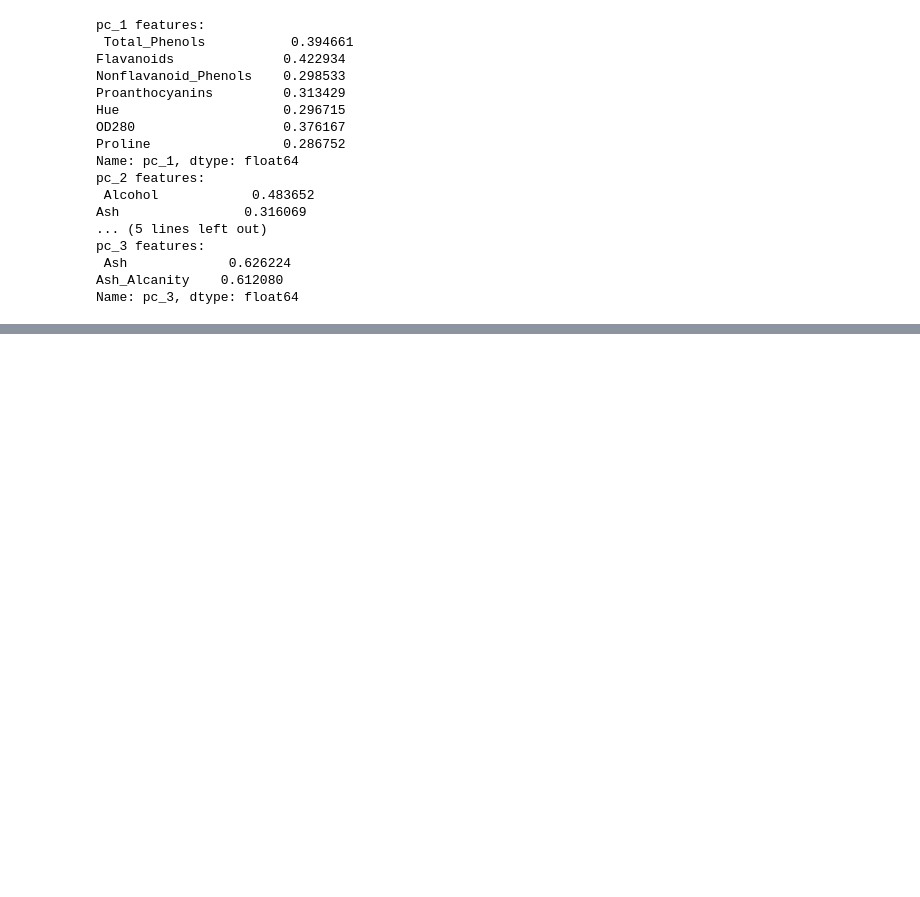
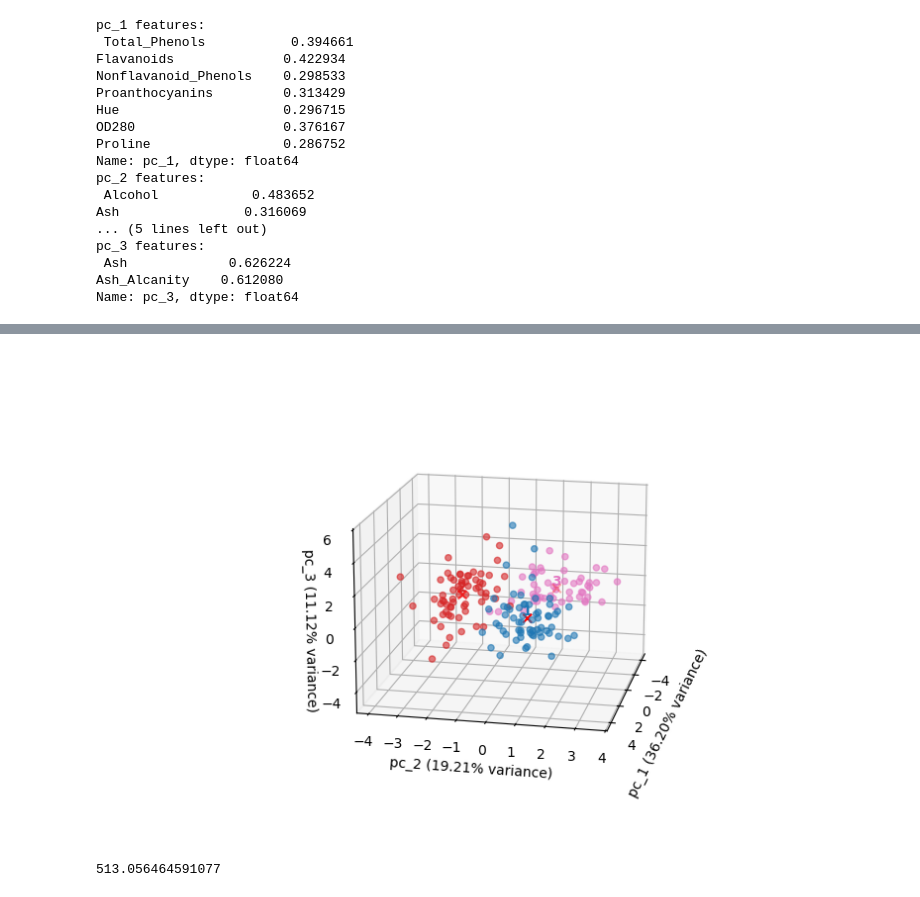
Before and after one commit to GoldPapaya/k-means-clustering, a Jupyter notebook: index.ipynb, the cells around one changed output, grey strips where cells are left out. Drawn from its saved outputs; the diff is of its cells as text; code cells hidden in the pictures; blank space fills up the shorter version.

```diff
--- a/index.ipynb
+++ b/index.ipynb
@@ -109,0 +187,49 @@ plt.show()
+# %%
+%matplotlib ipympl
+
+# Base frame
+fig = plt.figure(figsize=(8, 5))
+ax = fig.add_subplot(111, projection='3d')
+
+cmap = plt.get_cmap('tab10')
+colors = [cmap(i/n) for i in range(n)]
+
+for i in range(n):
+    mask = cluster_labels == i
+    ax.scatter(
+        x[mask], y[mask], z[mask],
+        color=[colors[i]], marker='o', alpha=0.6, label=f'Cluster {i+1}'
+    )
+
+ax.scatter(
+    centroids[:, 0], centroids[:, 1], centroids[:, 2],
+    color='red', marker='x', s=40, label='Centroids'
+)
+
+for i in range(n):
+    ax.text(
+        centroids[i, 0], centroids[i, 1], centroids[i, 2],
+        f'{i+1}',
+        color=colors[i],
+        fontsize=10, fontweight='bold', ha='center', va='bottom',
+    )
+
+#ax.legend()
+
+ax.set_xlabel(f'pc_1 ({pca_3.explained_variance_ratio_[0]:.2%} variance)')
+ax.set_ylabel(f'pc_2 ({pca_3.explained_variance_ratio_[1]:.2%} variance)')
+ax.set_zlabel(f'pc_3 ({pca_3.explained_variance_ratio_[2]:.2%} variance)', rotation=90)
+ax.zaxis.labelpad=-0.7
+ax.view_init(elev=16, azim=12)
+plt.show()
+# %% [output]
+[figure, added]
+# %%
+wcss = 0.0
+for i in range(len(pca_3_wine_data)):
+    assigned_centroid = cluster_labels[i]
+    wcss += distances[i, assigned_centroid]**2
+
+print(wcss)
+# %% [output]
+513.056464591077
```
Also changed, not shown: parts of 4 cells of this notebook, 1 other file.
